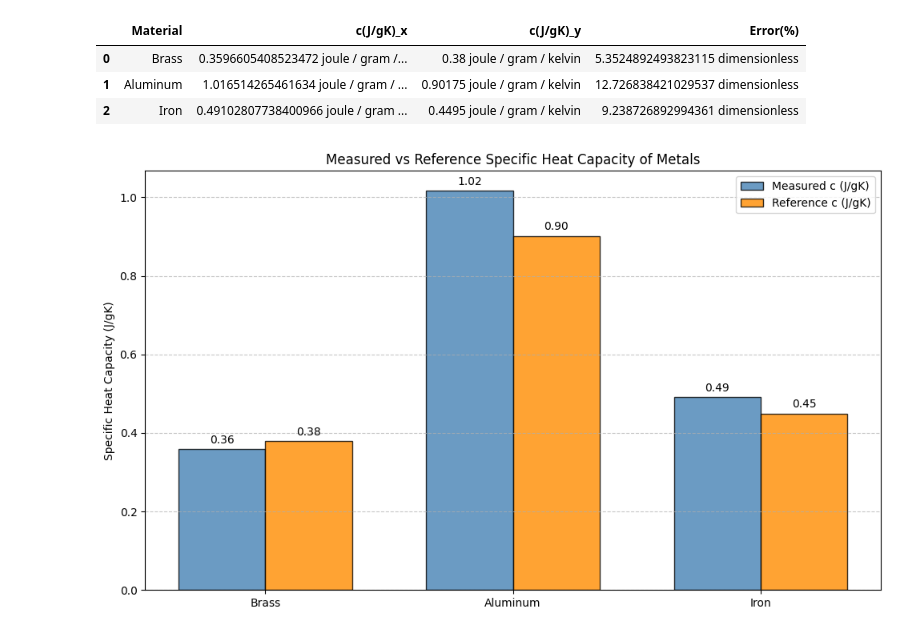
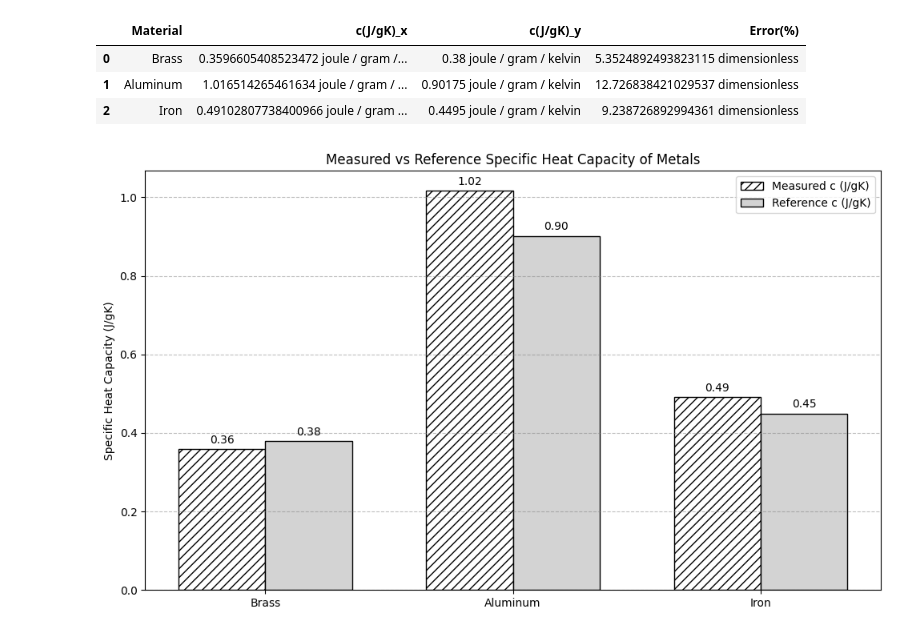
Before and after one commit to ibeuler/LAB-Reports, a Jupyter notebook: THERMODYNAMICS_AND_STATISTICAL_PHYSICS/2nd_Heat_Capacity_of_Metals/Analysis/calculations.ipynb, the cells around one changed output. Saved outputs shown, nothing was run; the diff lists cells and outputs as text; code cells hidden in the pictures.

```diff
--- a/THERMODYNAMICS_AND_STATISTICAL_PHYSICS/2nd_Heat_Capacity_of_Metals/Analysis/calculations.ipynb
+++ b/THERMODYNAMICS_AND_STATISTICAL_PHYSICS/2nd_Heat_Capacity_of_Metals/Analysis/calculations.ipynb
@@ -154,37 +154,38 @@ measured = data2["c(J/gK)_x"].apply(magnitude)
 reference = data2["c(J/gK)_y"].apply(magnitude)
 
 x = np.arange(len(materials))  # the label locations
 width = 0.35  # the width of the bars
 
 plt.figure(figsize=(10, 6))
-rects1 = plt.bar(x - width/2, measured, width, label="Measured c (J/gK)", alpha=0.8, color='steelblue', edgecolor='black')
-rects2 = plt.bar(x + width/2, reference, width, label="Reference c (J/gK)", alpha=0.8, color='darkorange', edgecolor='black')
+# Black and white compatible styling: using patterns (hatches) and grayscale colors
+rects1 = plt.bar(x - width/2, measured, width, label="Measured c (J/gK)", color='white', edgecolor='black', hatch='///')
+rects2 = plt.bar(x + width/2, reference, width, label="Reference c (J/gK)", color='lightgray', edgecolor='black')
 
 # Add some text for labels, title and custom x-axis tick labels, etc.
 plt.ylabel("Specific Heat Capacity (J/gK)")
 plt.title("Measured vs Reference Specific Heat Capacity of Metals")
 plt.xticks(x, materials)
 plt.legend()
-plt.grid(axis='y', linestyle='--', alpha=0.7)
+plt.grid(axis='y', linestyle='--', alpha=0.5, color='gray')
 
 # Add value labels
 def autolabel(rects):
     for rect in rects:
         height = rect.get_height()
         plt.annotate(f'{height:.2f}',
                     xy=(rect.get_x() + rect.get_width() / 2, height),
                     xytext=(0, 3),  # 3 points vertical offset
                     textcoords="offset points",
                     ha='center', va='bottom')
 
 autolabel(rects1)
 autolabel(rects2)
 
 plt.tight_layout()
 plt.savefig("../plots/specific_heat_comparison.png", dpi=300)
 plt.show()
 # %% [output]
-[figure, old version]
+[figure, new version]
 # %%
 Path("../report/tables").mkdir(parents=True, exist_ok=True)
 # export the results to csv files
```
Also changed, not shown: 2 other files.
